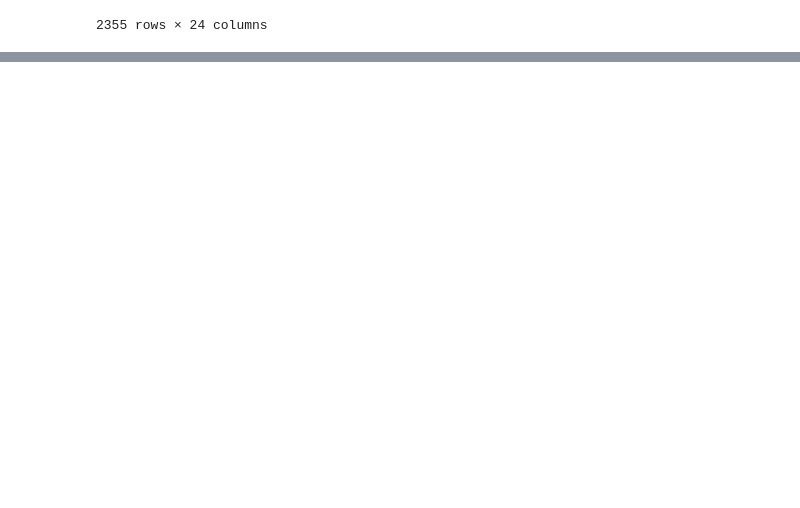
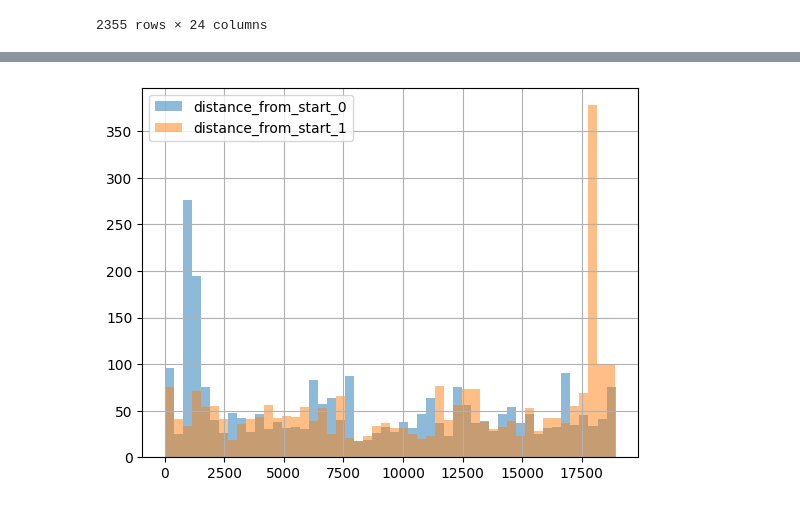
Before and after one commit to prefeitura-rio/smtr_previsao_tempo_chegada, a Jupyter notebook: fgv/main.ipynb, the cells around one changed output, grey strips where cells are left out. Drawn from its saved outputs; the diff is of its cells as text; code cells hidden in the pictures; blank space fills up the shorter version.

```diff
--- a/fgv/main.ipynb
+++ b/fgv/main.ipynb
@@ -126,0 +186,8 @@ gps.gps_df[gps.gps_df["in_route"] == True]
+# %%
+# Plot a histogram of distance_from_start_0 and distance_from_start_1
+gps.gps_df["distance_from_start_0"].hist(bins=50, alpha=0.5, label="distance_from_start_0")
+gps.gps_df["distance_from_start_1"].hist(bins=50, alpha=0.5, label="distance_from_start_1")
+plt.legend()
+plt.show()
+# %% [output]
+[figure, added]
```
Also changed, not shown: parts of 9 cells of this notebook, 3 other files.
